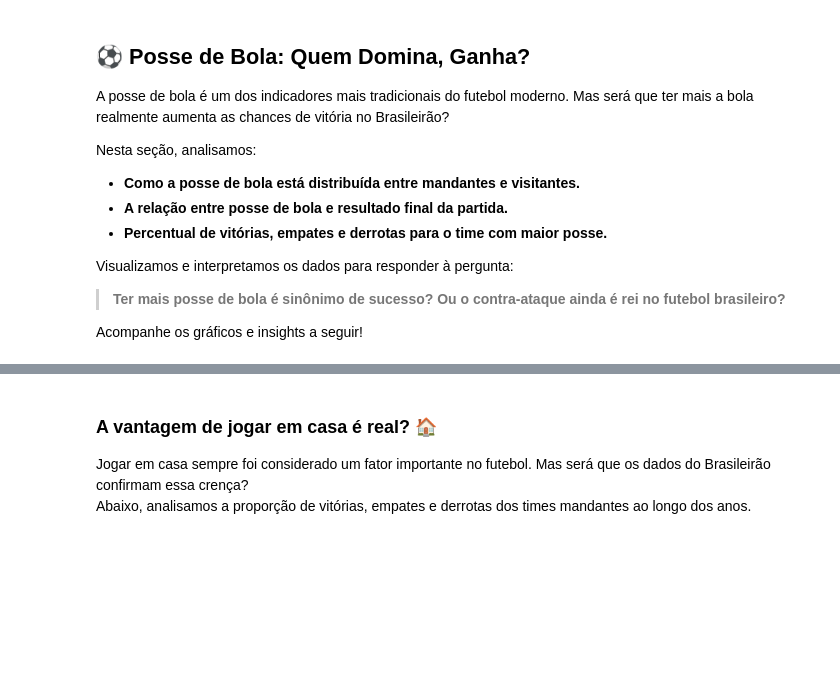
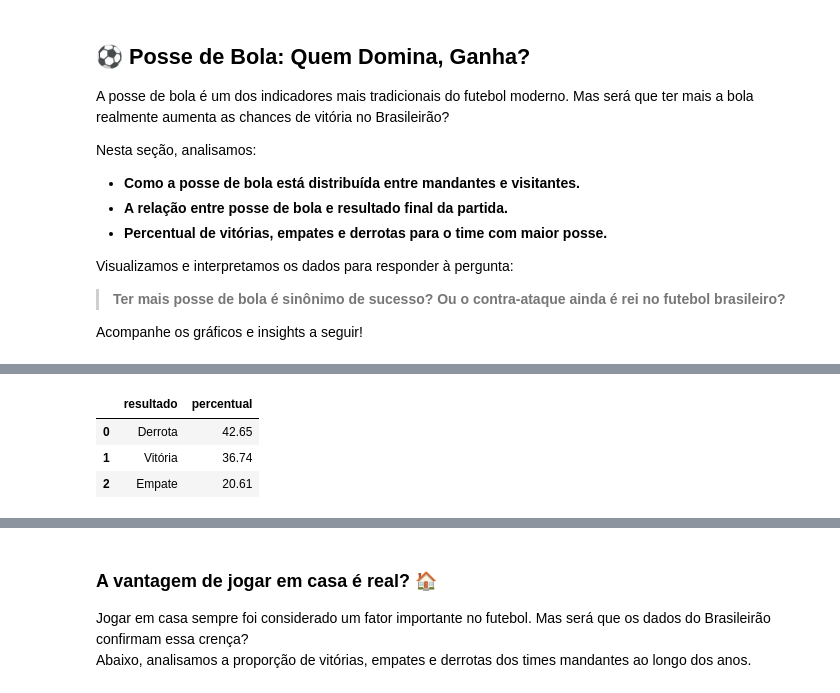
Before and after one commit to leorossi08/desafio-liven-tech, a Jupyter notebook: Challenge_Liven.ipynb, the cells around one changed output, grey strips where cells are left out. Drawn from its saved outputs; the diff is of its cells as text; code cells hidden in the pictures; blank space fills up the shorter version.

```diff
--- a/Challenge_Liven.ipynb
+++ b/Challenge_Liven.ipynb
@@ -352,62 +370,42 @@ Visualizamos e interpretamos os dados para responder à pergunta:
 
 Acompanhe os gráficos e insights a seguir!
 # %%
-# Cópia para não alterar o original
 df_posse = df_analise.copy()
 
-# Corrige e transforma as colunas de posse em números
+# Converte colunas de posse para numérico, tratando erros
 for col in ['mandante_posse_de_bola', 'visitante_posse_de_bola']:
-    df_posse[col] = pd.to_numeric(
-        df_posse[col].astype(str).str.replace('%', '', regex=False).replace('Sem Info', np.nan),
-        errors='coerce'
-    )
+    df_posse[col] = pd.to_numeric(df_posse[col].astype(str).str.replace('%', ''), errors='coerce')
 
-# Remove partidas sem info de posse para ambos os times
-df_posse = df_posse.dropna(subset=['mandante_posse_de_bola', 'visitante_posse_de_bola'])
+# Remove linhas sem dados de posse
+df_posse.dropna(subset=['mandante_posse_de_bola', 'visitante_posse_de_bola'], inplace=True)
 
-# Descobre quem teve MAIS posse
-df_posse['time_maior_posse'] = df_posse.apply(
-    lambda row: 'mandante' if row['mandante_posse_de_bola'] > row['visitante_posse_de_bola']
-    else ('visitante' if row['mandante_posse_de_bola'] < row['visitante_posse_de_bola'] else 'empate'),
-    axis=1
+# Identifica o time com mais posse (None se for empate)
+df_posse['time_maior_posse'] = np.select(
+    [
+        df_posse['mandante_posse_de_bola'] > df_posse['visitante_posse_de_bola'],
+        df_posse['visitante_posse_de_bola'] > df_posse['mandante_posse_de_bola']
+    ],
+    [
+        df_posse['mandante'],
+        df_posse['visitante']
+    ],
+    default=None
 )
 
-# Resultado para o time com maior posse:
-def resultado_maior_posse(row):
-    if row['time_maior_posse'] == 'mandante':
-        return row['resultado']
-    elif row['time_maior_posse'] == 'visitante':
-        # Inverte o resultado para o visitante
-        if row['resultado'] == 'Vitória':
-            return 'Derrota'
-        elif row['resultado'] == 'Derrota':
-            return 'Vitória'
-        else:
-            return 'Empate'
-    else:
-        return 'Empate'
+# Filtra apenas jogos onde um time teve mais posse que o outro
+df_posse_final = df_posse.dropna(subset=['time_maior_posse']).copy()
+df_posse_final['resultado_final'] = df_posse_final.apply(lambda row: get_resultado_perspectiva(row, row['time_maior_posse']), axis=1)
 
-df_posse['resultado_maior_posse'] = df_posse.apply(resultado_maior_posse, axis=1)
+# Calcula o resumo
+resumo_posse = df_posse_final['resultado_final'].value_counts(normalize=True).mul(100).reset_index()
+resumo_posse.columns = ['resultado', 'percentual']
 
-# Conta quantas vezes quem teve mais posse venceu, empatou ou perdeu
-resumo = df_posse['resultado_maior_posse'].value_counts(normalize=True).reset_index()
-resumo.columns = ['resultado', 'percentual']
-resumo['percentual'] = 100 * resumo['percentual']
-print(resumo)
+print("--- Resultado para o time com MAIOR posse de bola ---")
+display(resumo_posse.round(2))
 
-# Visualização rápida dos resultados de quem teve maior posse
-fig = px.pie(
-    resumo,
-    names='resultado',
-    values='percentual',
-    title='Resultados de quem teve MAIOR posse de bola (%)',
-    color='resultado',                     # usa a própria coluna como chave
-    color_discrete_map={                   # mapeia rótulo → cor
-        'Vitória': 'green',
-        'Derrota': 'red',
-        'Empate':  'yellow'
-    }
-)
-
+# Plota o gráfico
+fig = px.pie(resumo_posse, names='resultado', values='percentual', title='Resultados de quem teve MAIOR posse de bola (%)',
+             color='resultado', color_discrete_map=COLOR_RESULTADO, hole=.3)
+fig.update_traces(textposition='inside', textinfo='percent+label')
 fig.show()
 # %% [output]
@@ -418,3 +413,7 @@ fig.show()
+|  | resultado | percentual |
+| 0 | Derrota | 42.65 |
+| 1 | Vitória | 36.74 |
+| 2 | Empate | 20.61 |
 # %% [markdown]
 **Resultados para quem teve MAIOR posse de bola:**
 
```
Also changed, not shown: parts of 11 cells of this notebook, 2 other files.
